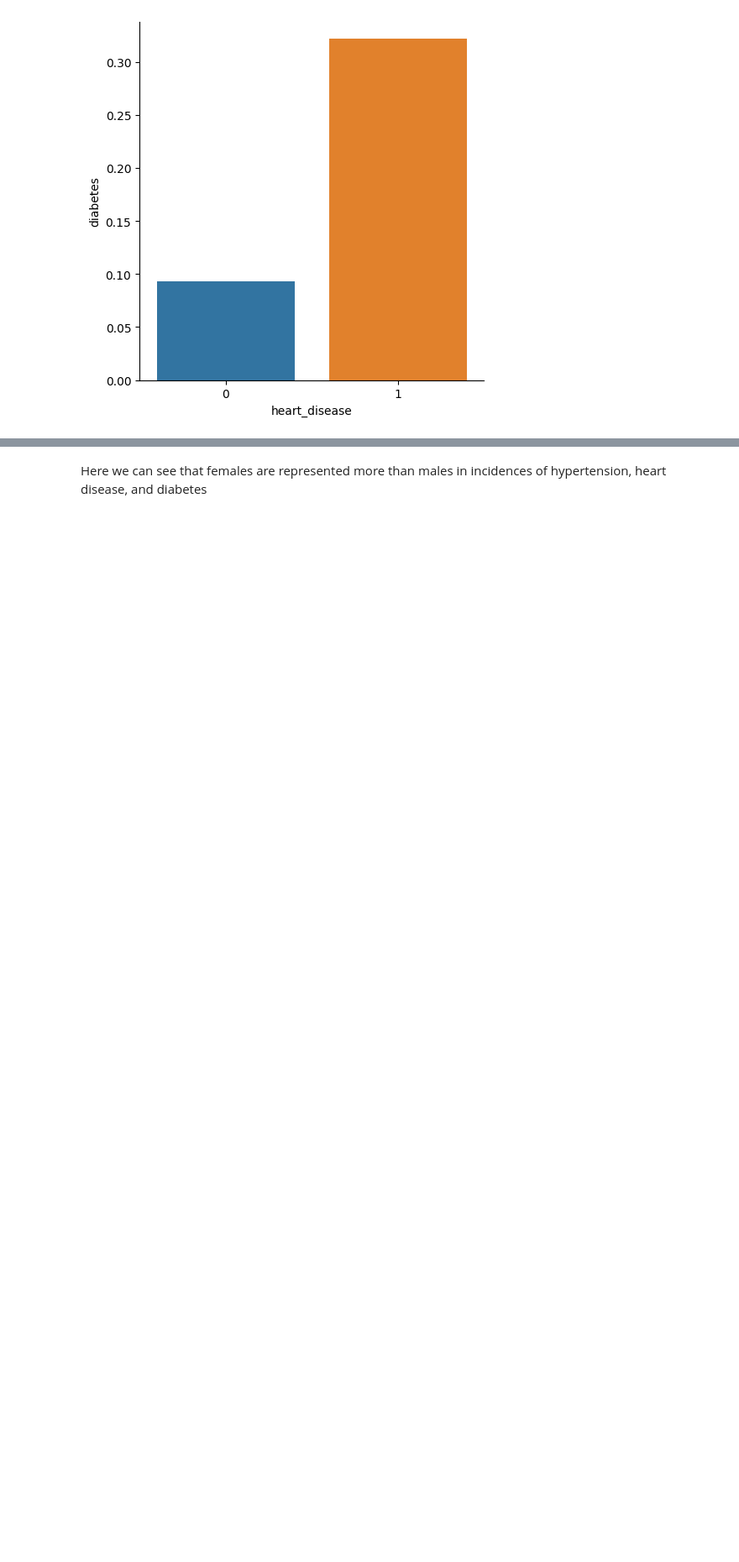
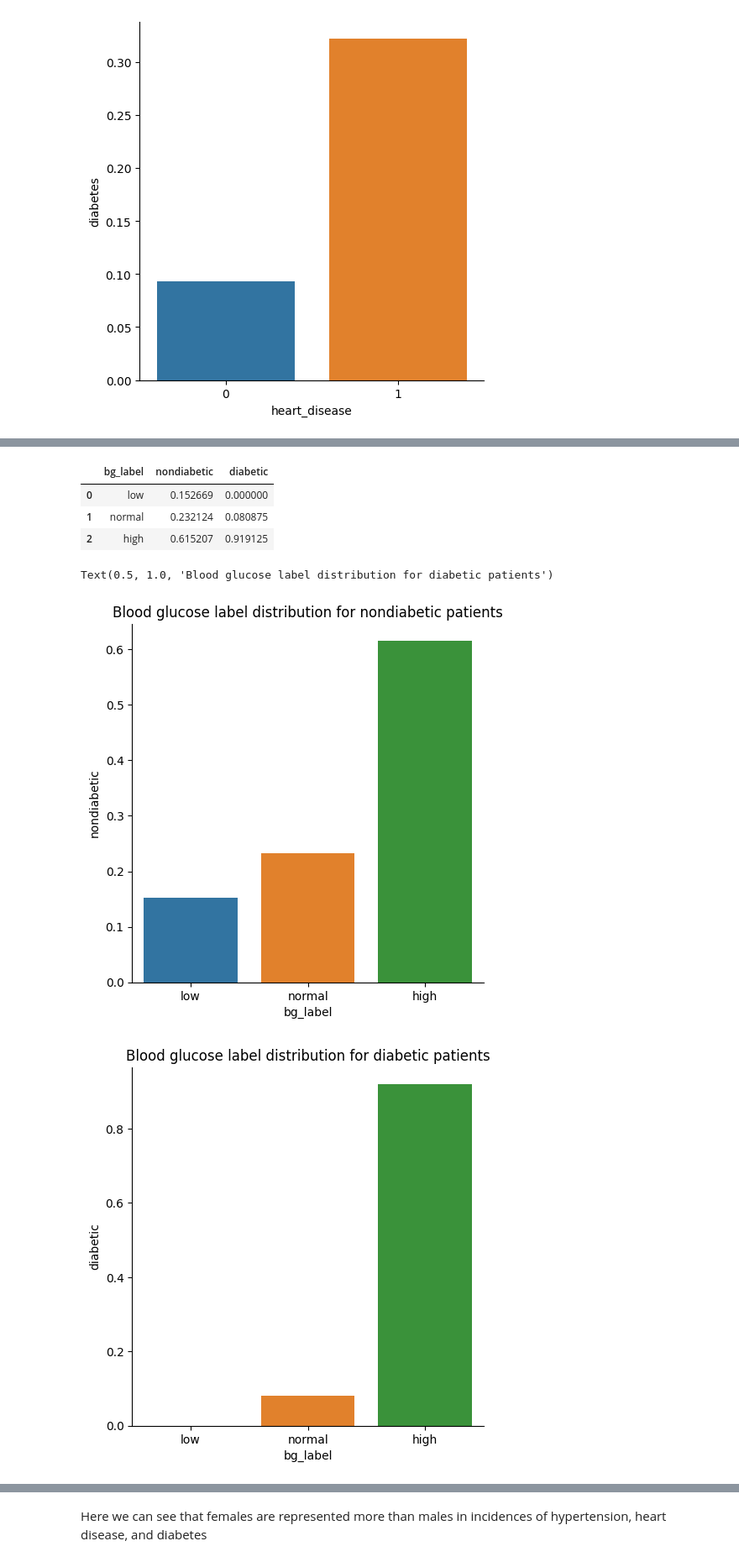
Before and after one commit to harshi-saha/cogs108-project, a Jupyter notebook: FinalReport_group014.ipynb, the cells around one changed output, grey strips where cells are left out. Shown at 84% size. Cells and saved outputs as stored; diff of their text form; code cells hidden in the pictures; blank space fills up the shorter version.

```diff
--- a/FinalReport_group014.ipynb
+++ b/FinalReport_group014.ipynb
@@ -250,0 +255,23 @@ sns.regplot(x='age', y='bg', data=df[df['diabetes'] == 1], color='orange')
+# %%
+tmp = df0.groupby('bg_label')['diabetes'].count()
+tmp2 = df1.groupby('bg_label')['diabetes'].count()
+tmp = pd.concat([tmp, tmp2], axis=1)
+tmp.reset_index(inplace=True)
+tmp.columns = ['bg_label', 'nondiabetic','diabetic']
+tmp['nondiabetic'] = tmp['nondiabetic']/tmp['nondiabetic'].sum()
+tmp['diabetic'] = tmp['diabetic']/tmp['diabetic'].sum()
+tmp
+# %% [output]
+|  | bg_label | nondiabetic | diabetic |
+| 0 | low | 0.152669 | 0.000000 |
+| 1 | normal | 0.232124 | 0.080875 |
+| 2 | high | 0.615207 | 0.919125 |
+# %%
+sns.catplot(data=tmp, kind="bar", x='bg_label', y='nondiabetic')
+plt.title('Blood glucose label distribution for nondiabetic patients')
+sns.catplot(data=tmp, kind="bar", x='bg_label', y='diabetic')
+plt.title('Blood glucose label distribution for diabetic patients')
+# %% [output]
+Text(0.5, 1.0, 'Blood glucose label distribution for diabetic patients')
+[figure, added]
+[figure, added]
```
Also changed, not shown: parts of 75 cells of this notebook, 1 other file.
